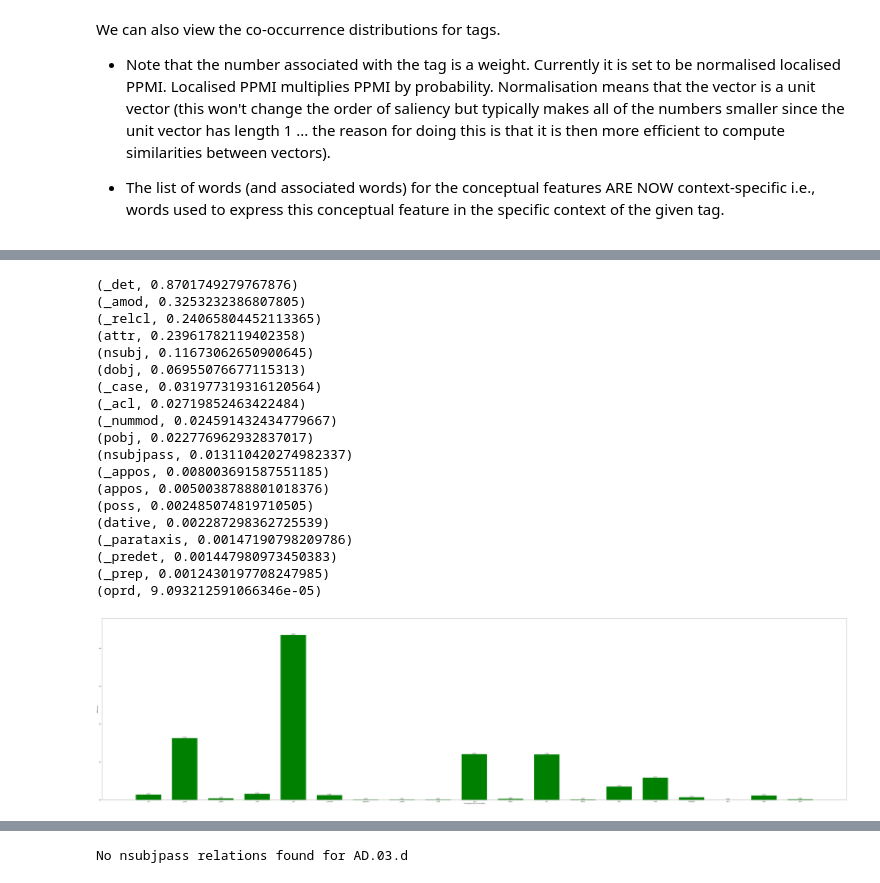
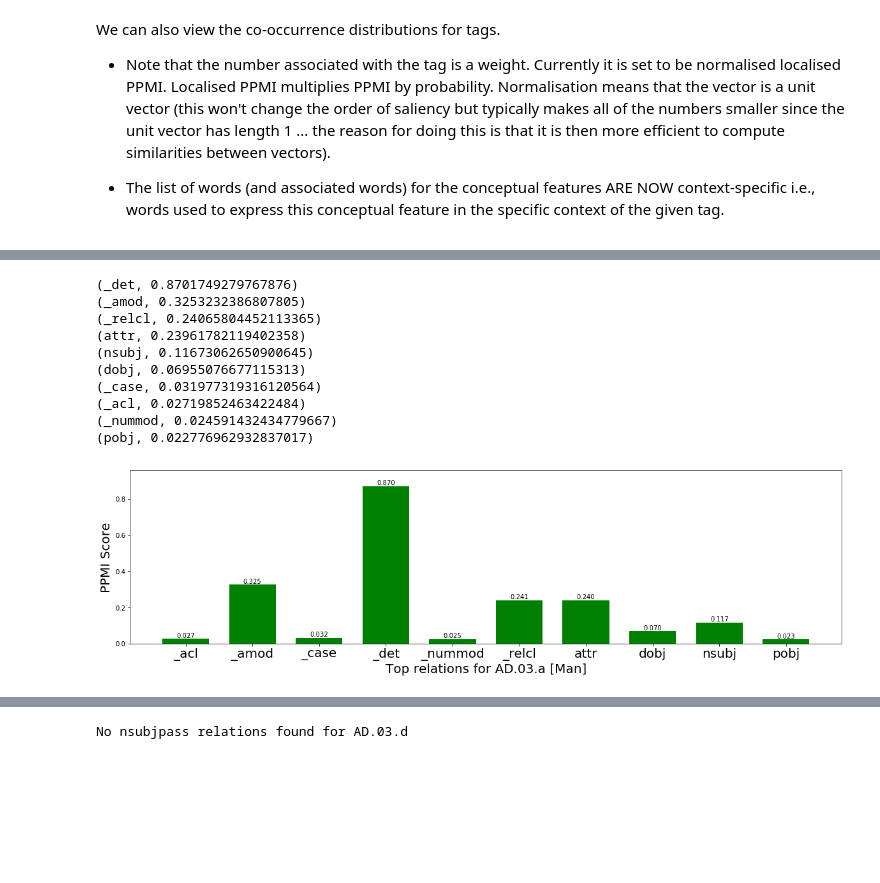
Before and after one commit to julieweeds/samdist, a Jupyter notebook: SamuelsViewer-legal.ipynb, the cells around one changed output, grey strips where cells are left out. Drawn from its saved outputs; the diff is of its cells as text; code cells hidden in the pictures; blank space fills up the shorter version.

```diff
--- a/SamuelsViewer-legal.ipynb
+++ b/SamuelsViewer-legal.ipynb
@@ -120,24 +113,15 @@ r=mleg.get_top_relations('AD.03.b',displaygraph=True,cutoff=50)
 # %%
-mr=mleg.get_top_relations('AD.03.a',displaygraph=True,cutoff=50)
+mr=mleg.get_top_relations('AD.03.a',displaygraph=True,cutoff=10)
 # %% [output]
 (_det, 0.8701749279767876)
 (_amod, 0.3253232386807805)
 (_relcl, 0.24065804452113365)
 (attr, 0.23961782119402358)
 (nsubj, 0.11673062650900645)
 (dobj, 0.06955076677115313)
 (_case, 0.031977319316120564)
 (_acl, 0.02719852463422484)
 (_nummod, 0.024591432434779667)
 (pobj, 0.022776962932837017)
-(nsubjpass, 0.013110420274982337)
-(_appos, 0.008003691587551185)
-(appos, 0.0050038788801018376)
-(poss, 0.002485074819710505)
-(dative, 0.002287298362725539)
-(_parataxis, 0.00147190798209786)
-(_predet, 0.001447980973450383)
-(_prep, 0.0012430197708247985)
-(oprd, 9.093212591066346e-05)
-[figure, old version]
+[figure, new version]
 # %%
```
Also changed, not shown: parts of 20 cells of this notebook, 5 other files.
